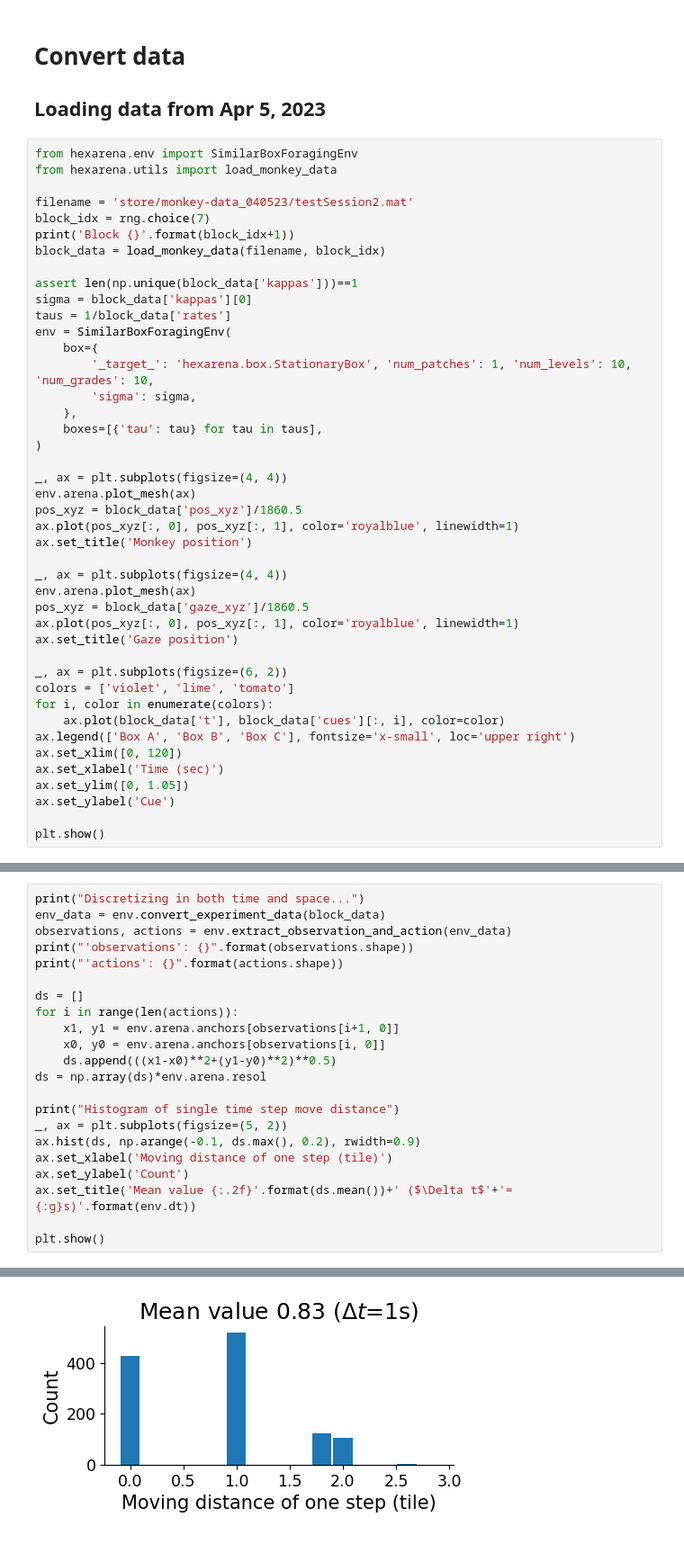
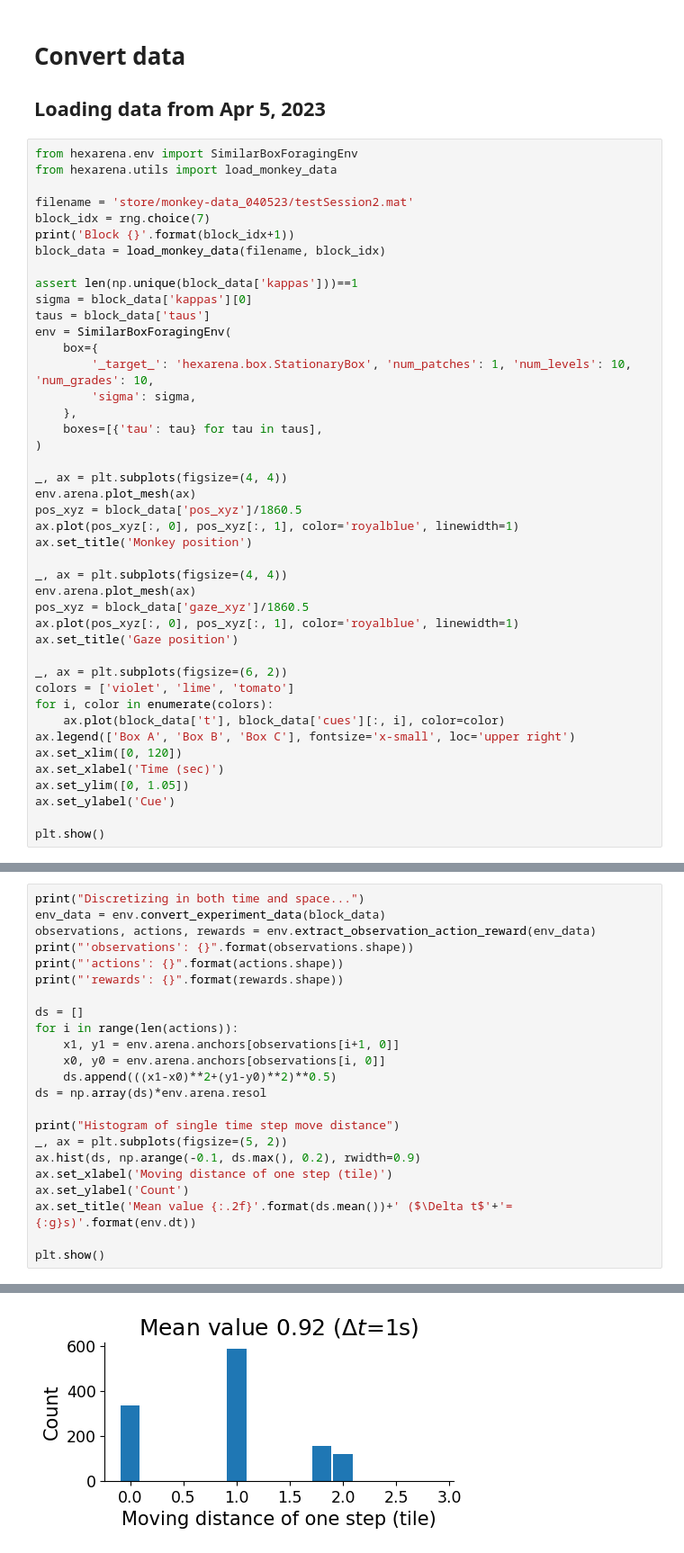
Before and after one commit to XaqLab/hex-arena, a Jupyter notebook: load-data.ipynb, the cells around one changed output, grey strips where cells are left out. Shown: that part at 90% size. Cells and saved outputs as stored; diff of their text form.

```diff
--- a/load-data.ipynb
+++ b/load-data.ipynb
@@ -28,7 +28,7 @@ block_data = load_monkey_data(filename, block_idx)
 
 assert len(np.unique(block_data['kappas']))==1
 sigma = block_data['kappas'][0]
-taus = 1/block_data['rates']
+taus = block_data['taus']
 env = SimilarBoxForagingEnv(
     box={
         '_target_': 'hexarena.box.StationaryBox', 'num_patches': 1, 'num_levels': 10, 'num_grades': 10,
@@ -68,9 +68,10 @@ Block 1
 # %%
 print("Discretizing in both time and space...")
 env_data = env.convert_experiment_data(block_data)
-observations, actions = env.extract_observation_and_action(env_data)
+observations, actions, rewards = env.extract_observation_action_reward(env_data)
 print("'observations': {}".format(observations.shape))
 print("'actions': {}".format(actions.shape))
+print("'rewards': {}".format(rewards.shape))
 
 ds = []
 for i in range(len(actions)):
@@ -94,5 +96,5 @@ Discretizing in both time and space...
 Histogram of single time step move distance
-[figure, old version]
+[figure, new version]
 # %%
 counts = np.zeros((len(env_data['pos']), 3, 2))
 for t in range(len(env_data['push'])):
```
Also changed, not shown: parts of 3 cells of this notebook, 4 other files.
